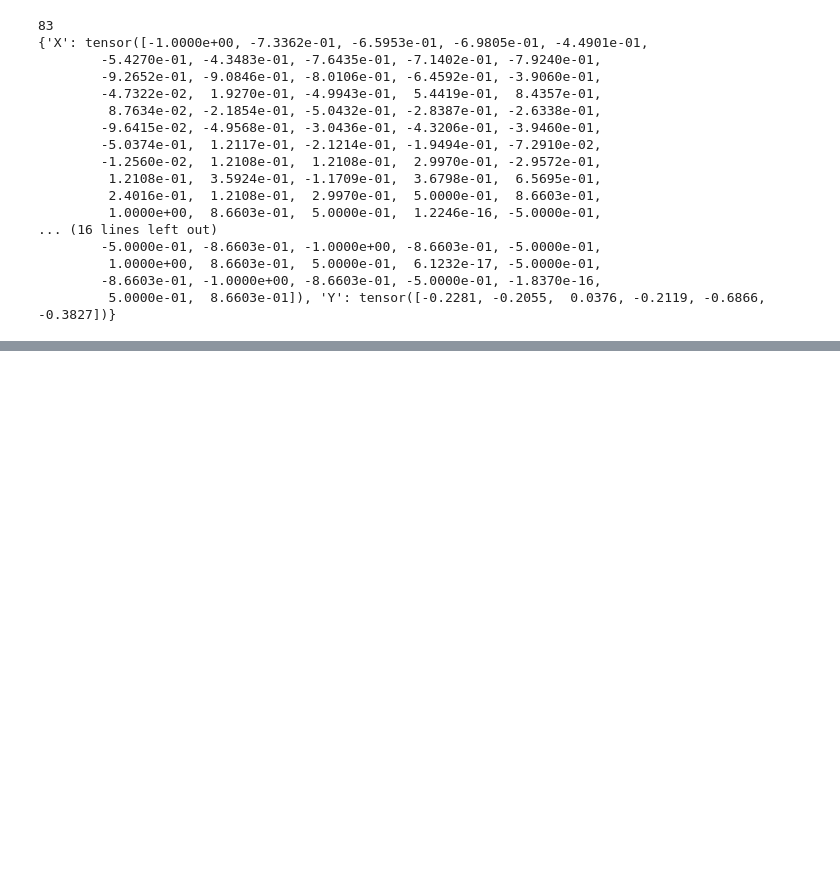
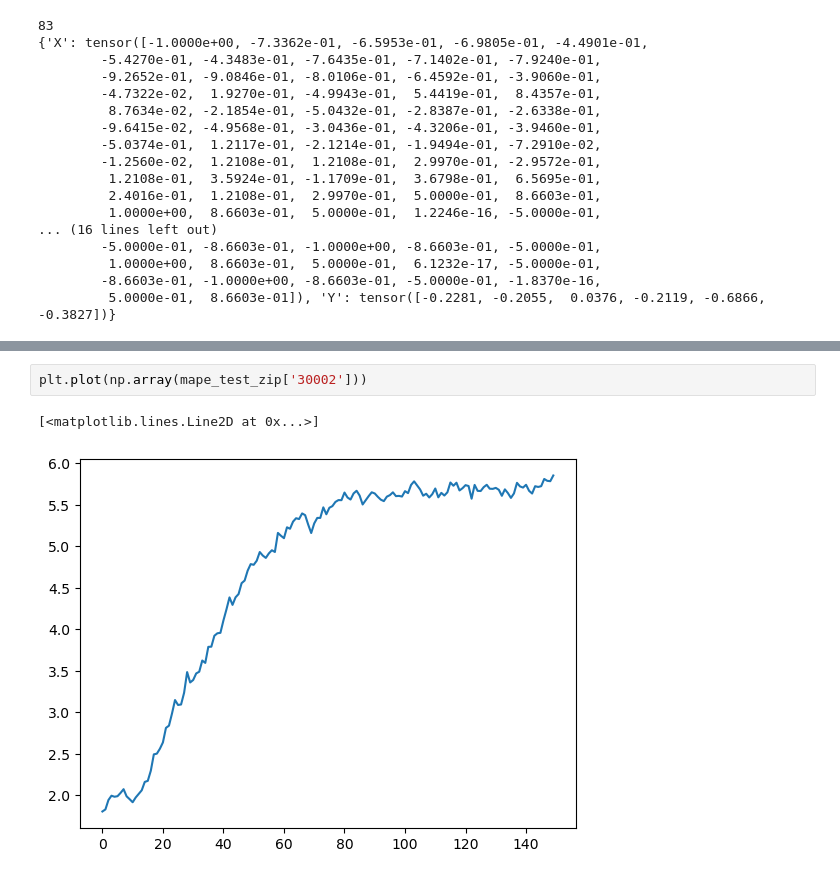
Before and after one commit to eihwood/Haystacks.AI-7, a Jupyter notebook: src/MLP_byzip.ipynb, the cells around one changed output, grey strips where cells are left out. Drawn from its saved outputs; the diff is of its cells as text; blank space fills up the shorter version.

Commit message:
added MAPE

```diff
--- a/src/MLP_byzip.ipynb
+++ b/src/MLP_byzip.ipynb
@@ -244,0 +318,5 @@ SFR_MODEL(
+# %%
+plt.plot(np.array(mape_test_zip['30002']))
+# %% [output]
+[<matplotlib.lines.Line2D at 0x...>]
+[figure, added]
```
Also changed, not shown: parts of 26 cells of this notebook.
